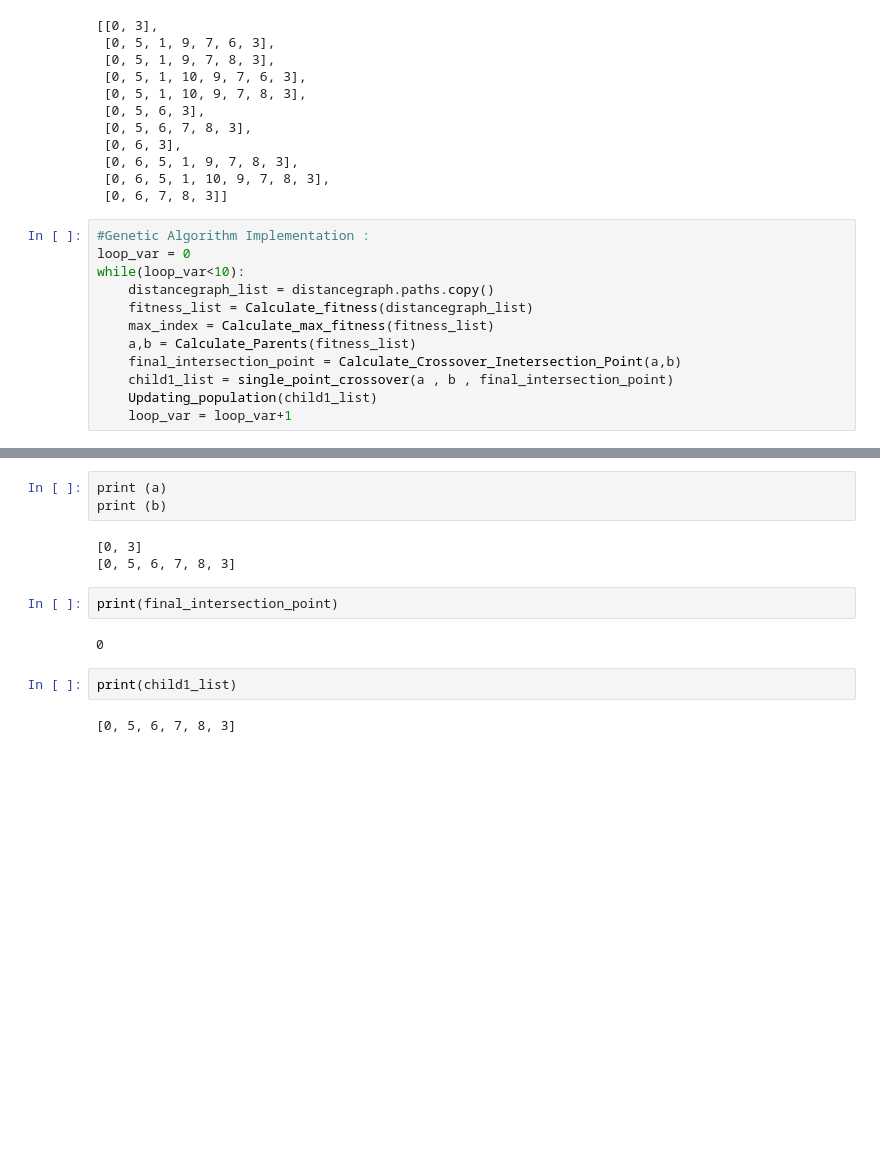
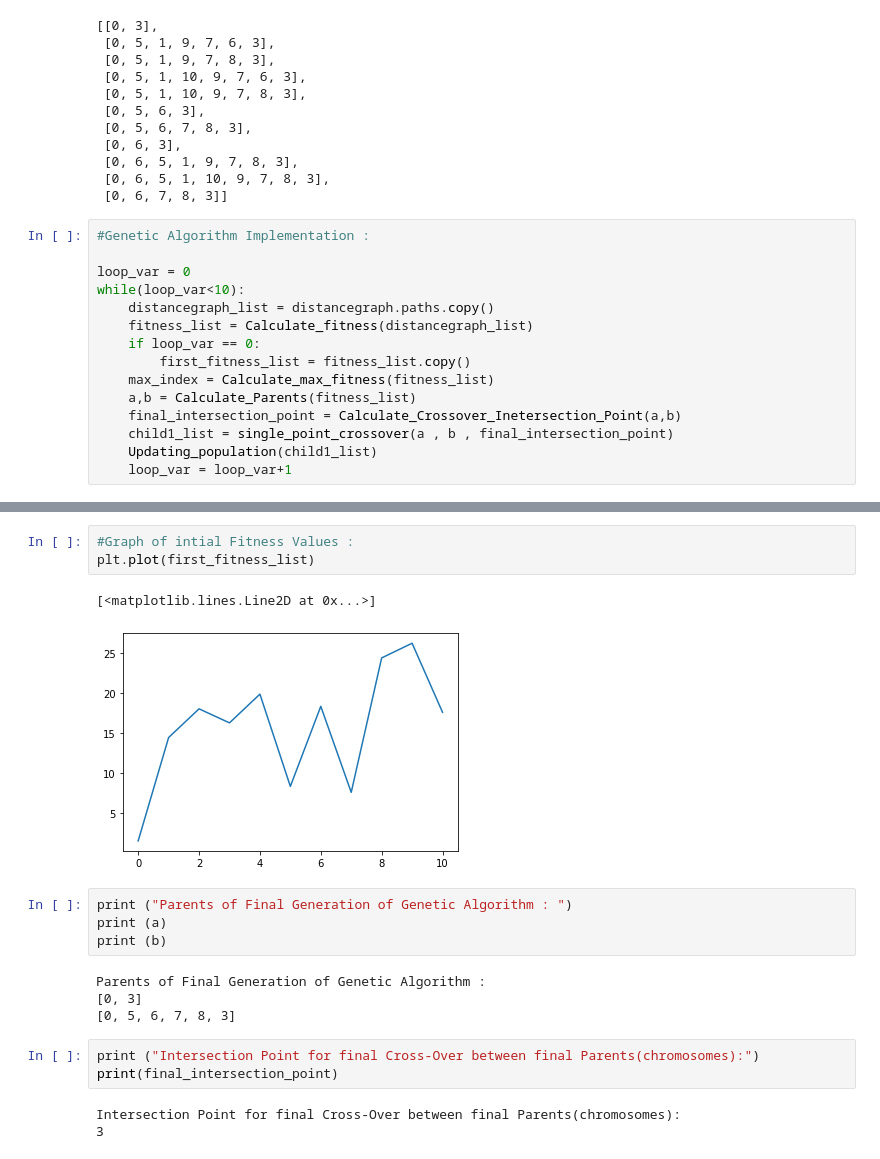
Before and after one commit to Muneebdw/IntelligentTransportationSystem, a Jupyter notebook: main.ipynb, the cells around one changed output, grey strips where cells are left out. Cells and saved outputs as stored; diff of their text form; blank space fills up the shorter version.

```diff
--- a/main.ipynb
+++ b/main.ipynb
@@ -375,10 +375,13 @@ distancegraph.paths
  [0, 6, 7, 8, 3]]
 # %%
 #Genetic Algorithm Implementation :
+
 loop_var = 0
 while(loop_var<10):
     distancegraph_list = distancegraph.paths.copy()
     fitness_list = Calculate_fitness(distancegraph_list)
+    if loop_var == 0:
+        first_fitness_list = fitness_list.copy()
     max_index = Calculate_max_fitness(fitness_list)
     a,b = Calculate_Parents(fitness_list)
     final_intersection_point = Calculate_Crossover_Inetersection_Point(a,b)
@@ -420,14 +413,20 @@ print(fitness_list)
+# %%
+#Graph of intial Fitness Values :
+plt.plot(first_fitness_list)
+# %% [output]
+[<matplotlib.lines.Line2D at 0x...>]
+[figure, added]
 # %%
+print ("Parents of Final Generation of Genetic Algorithm : ")
 print (a)
 print (b)
 # %% [output]
+Parents of Final Generation of Genetic Algorithm :
 [0, 3]
 [0, 5, 6, 7, 8, 3]
-# %%
-print(final_intersection_point)
-# %% [output]
-0
-# %%
-print(child1_list)
-# %% [output]
-[0, 5, 6, 7, 8, 3]
+# %%
+print ("Intersection Point for final Cross-Over between final Parents(chromosomes):")
+print(final_intersection_point)
+# %% [output]
+Intersection Point for final Cross-Over between final Parents(chromosomes):
+3
```
Also changed, not shown: parts of 13 cells of this notebook.
